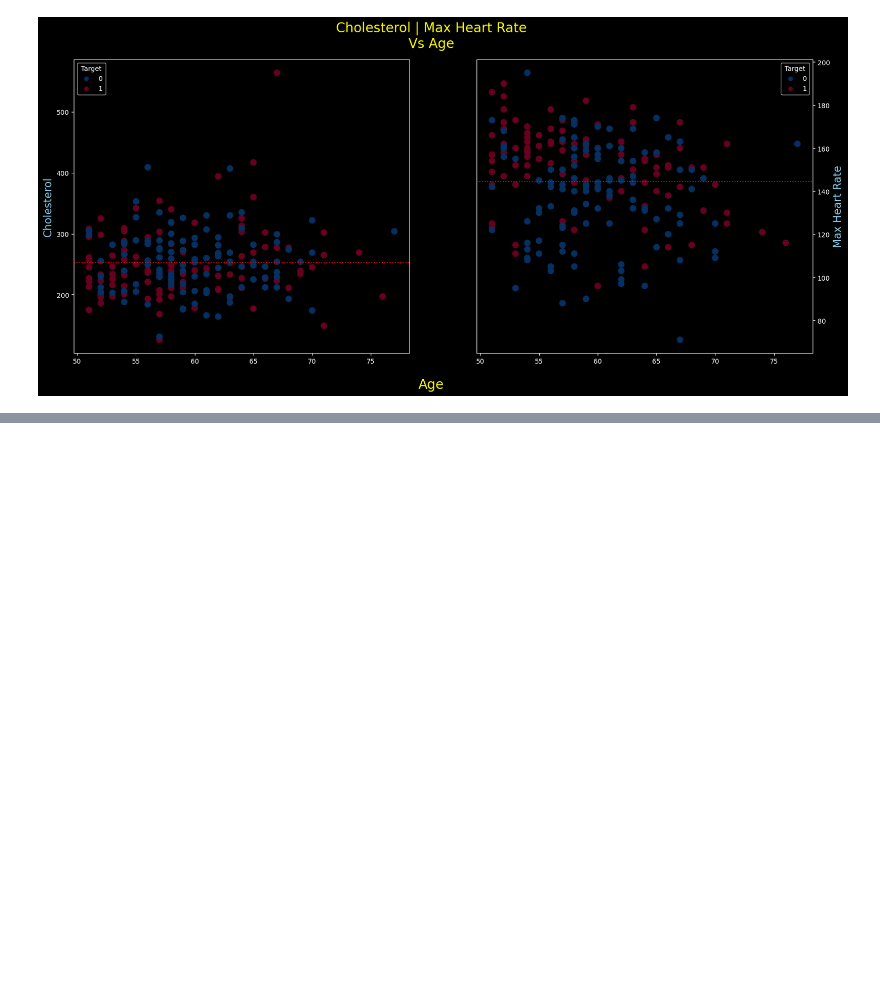
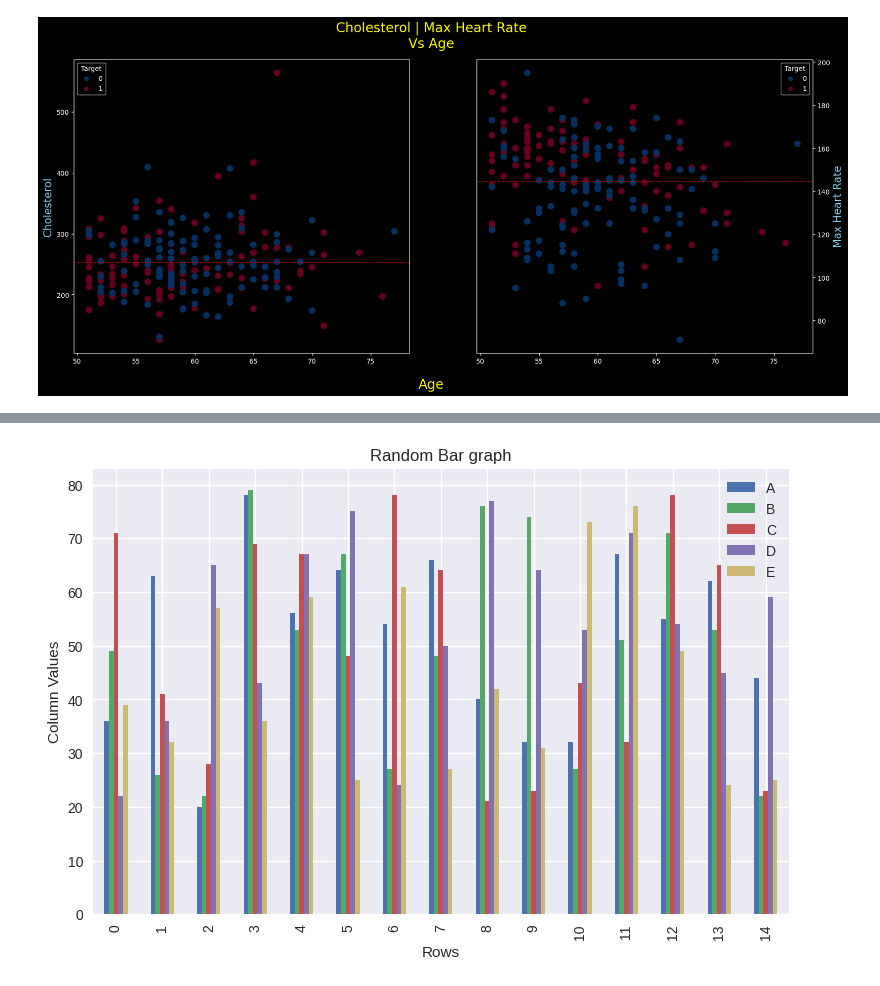
Before and after one commit to DarkDk123/ZTM-ML-Data-Science, a Jupyter notebook: 6. Matplotlib : Visualizing Data/Matplotlib_Intro.ipynb, the cells around one changed output, grey strips where cells are left out. Saved outputs shown, nothing was run; the diff lists cells and outputs as text; code cells hidden in the pictures; blank space fills up the shorter version.

```diff
--- a/6. Matplotlib : Visualizing Data/Matplotlib_Intro.ipynb
+++ b/6. Matplotlib : Visualizing Data/Matplotlib_Intro.ipynb
@@ -847,0 +912,14 @@ plt.show() # Show everything.
+# %%
+# Let's Customize this
+ax = dummy_df.plot(kind='bar')
+
+# Add label & title.
+ax.set(
+    xlabel="Rows",
+    ylabel="Column Values",
+    title="Random Bar graph"
+)
+
+plt.plot();
+# %% [output]
+[figure, added]
```
Also changed, not shown: parts of 6 cells of this notebook.
